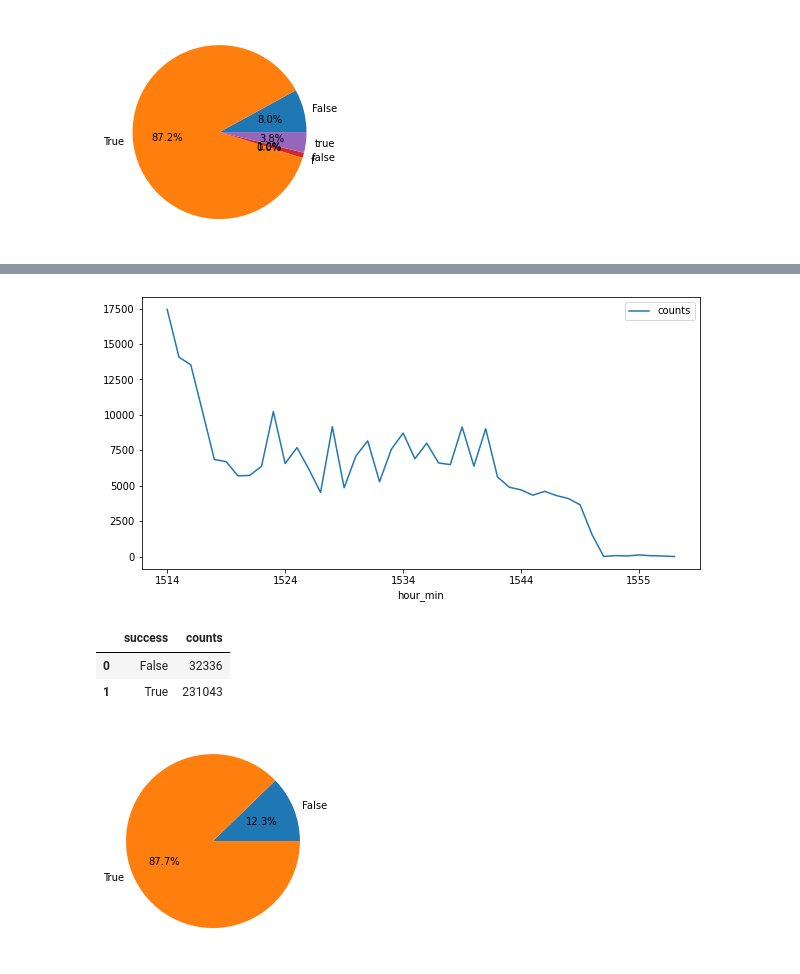
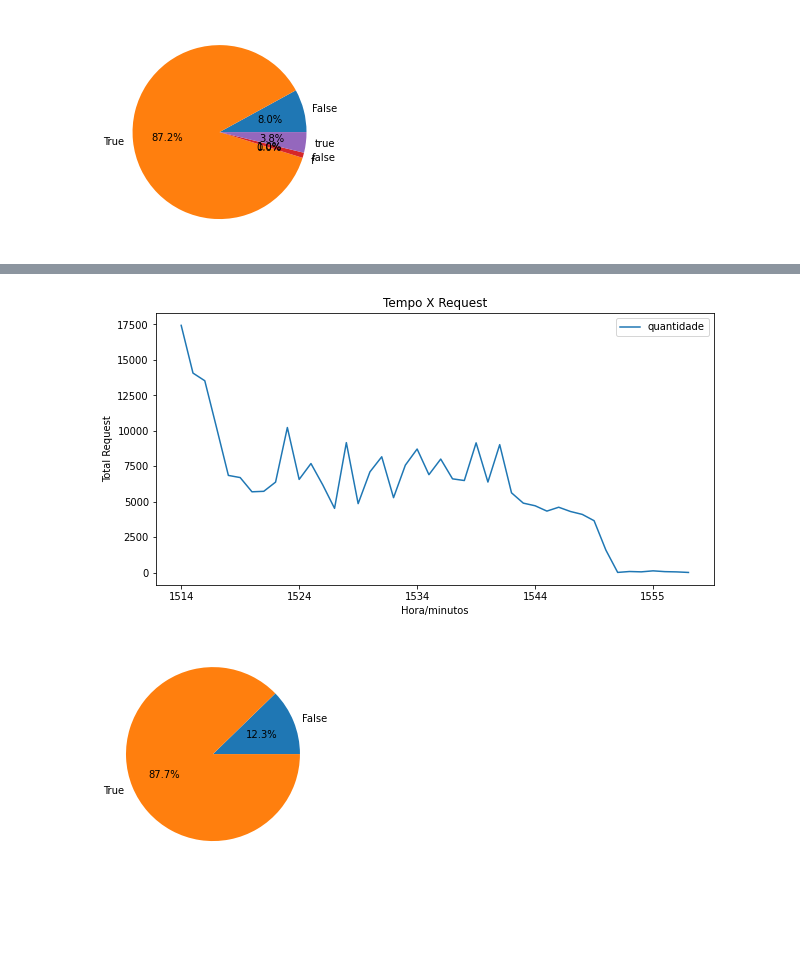
Before and after one commit to girotodenis/python, a Jupyter notebook: RelatorioTesteCarga.ipynb, the cells around one changed output, grey strips where cells are left out. Saved outputs shown, nothing was run; the diff lists cells and outputs as text; code cells hidden in the pictures; blank space fills up the shorter version.

```diff
--- a/RelatorioTesteCarga.ipynb
+++ b/RelatorioTesteCarga.ipynb
@@ -88,5 +131,5 @@ df.success.replace('True	','true	')
 df['time'] = df['timeStamp'].values.astype(dtype='datetime64[ms]')
 df['hour_min'] = df['time'].dt.hour.astype(dtype='str') + df['time'].dt.minute.astype(dtype='str')
 df['minute'] = df['time'].dt.minute
-df = df.sort_values(by='hour_min')
+df = df.sort_values(['timeStamp','label'],ascending = (True, True))
 #df.columns
@@ -106,18 +141,14 @@ print(df.shape)
 # %%
 df2 = df.groupby(['hour_min']).size().reset_index(name='quantidade')
 fig, ax = plt.subplots(figsize=(10,5))
-ax = df2.plot(ax=ax, kind='line', x='hour_min', y='quantidade', xlabel="Hora/minutos", ylabel="Total threads", title="Tempo X Threads")
+ax = df2.plot(ax=ax, kind='line', x='hour_min', y='quantidade', xlabel="Hora/minutos", ylabel="Total Request", title="Tempo X Request")
 plt.legend(loc='best')
 plt.show()
 # %% [output]
-[figure, old version]
+[figure, new version]
 # %%
 df2 = df.groupby(['success']).size().reset_index(name='counts')
 #df2.head()
-# %% [output]
-|  | success | counts |
-| 0 | False | 32336 |
-| 1 | True | 231043 |
 # %%
 plt.pie(x=df2.counts, labels=df2.success, autopct='%1.1f%%')
 plt.show()
```
Also changed, not shown: parts of 15 cells of this notebook.
